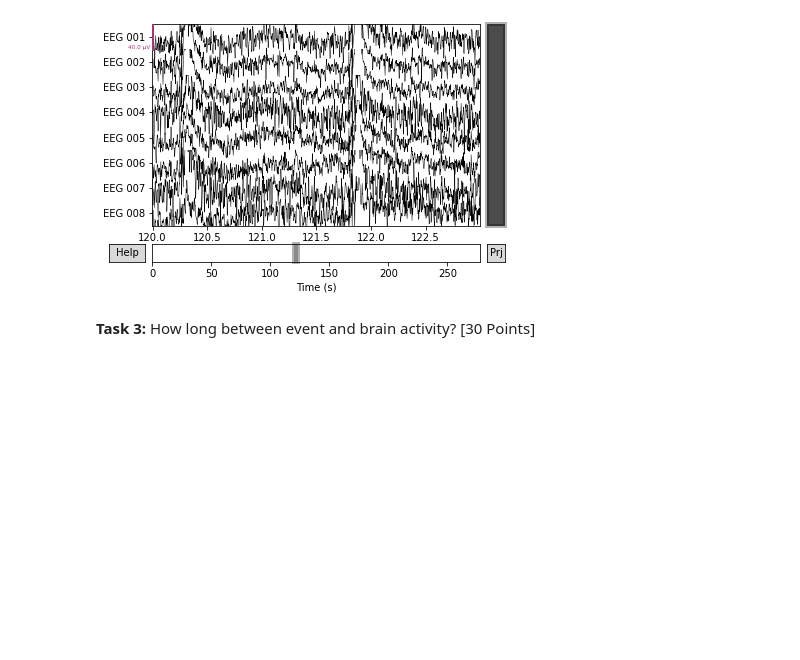
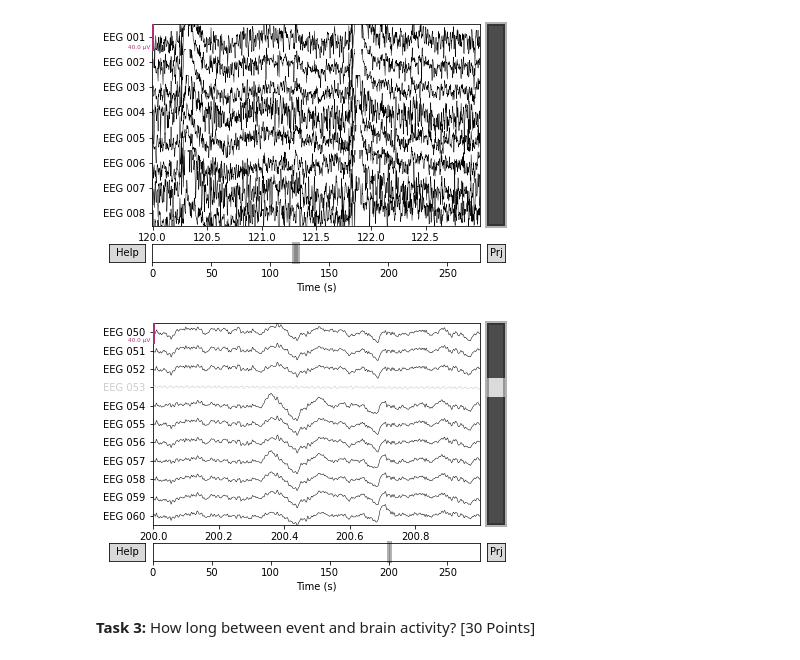
Before and after one commit to bostongfx/cs480student_2021, a Jupyter notebook: 02/CS480_Assignment_2.ipynb, the cells around one changed output. Saved outputs shown, nothing was run; the diff lists cells and outputs as text; code cells hidden in the pictures; blank space fills up the shorter version.

```diff
--- a/02/CS480_Assignment_2.ipynb
+++ b/02/CS480_Assignment_2.ipynb
@@ -62,6 +82,11 @@ ecg1to8 = raw.plot(order=chan_idxs, start=120, duration=3)
 [figure]
 # %%
 # TODO please plot EEG channels 50-60 for 1 second after 200 seconds.
+# %%
+chan_indexs = [raw.ch_names.index("EEG 0"+str(ch)) for ch in range(50,61)]
+ecg50to60 = raw.plot(order=chan_indexs, start=200, duration=1)
+# %% [output]
+[figure, added]
 # %% [markdown]
 **Task 3:** How long between event and brain activity? [30 Points]
 # %%
```
Also changed, not shown: parts of 6 cells of this notebook.
